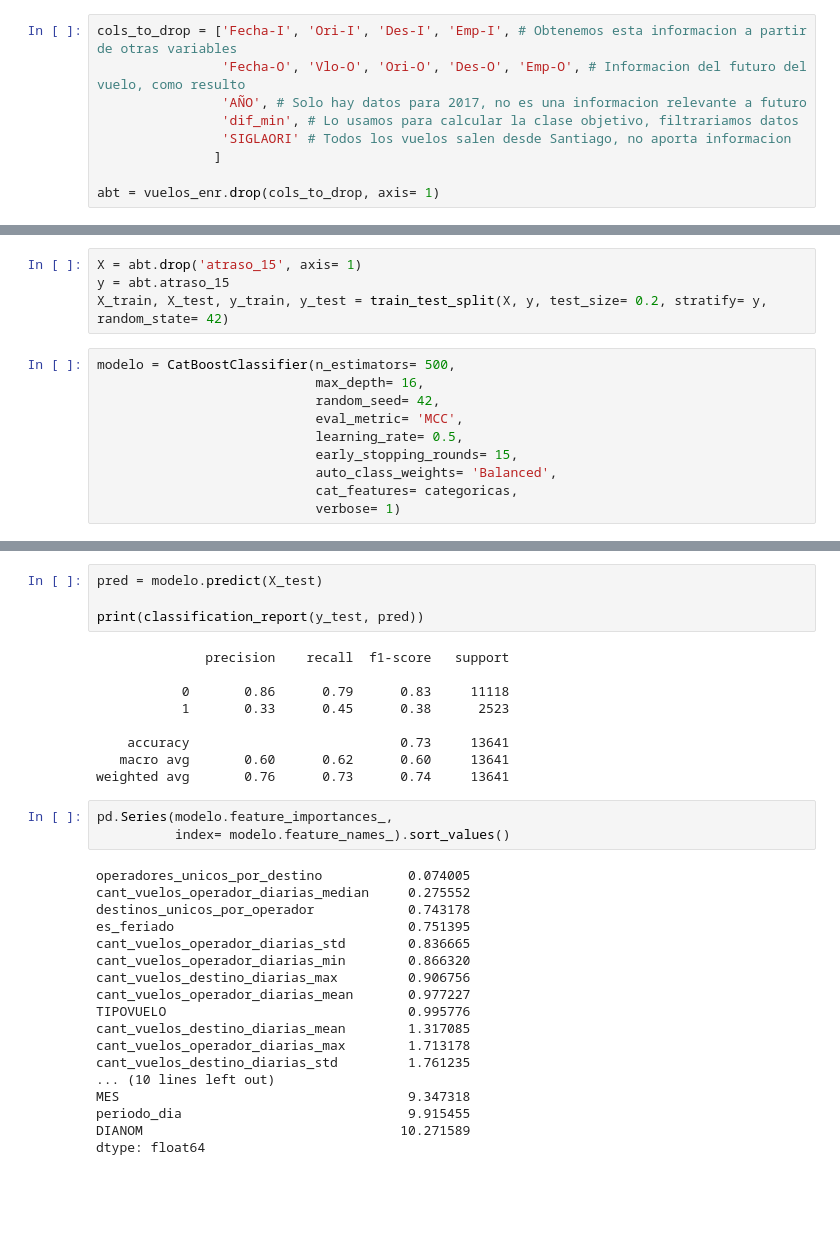
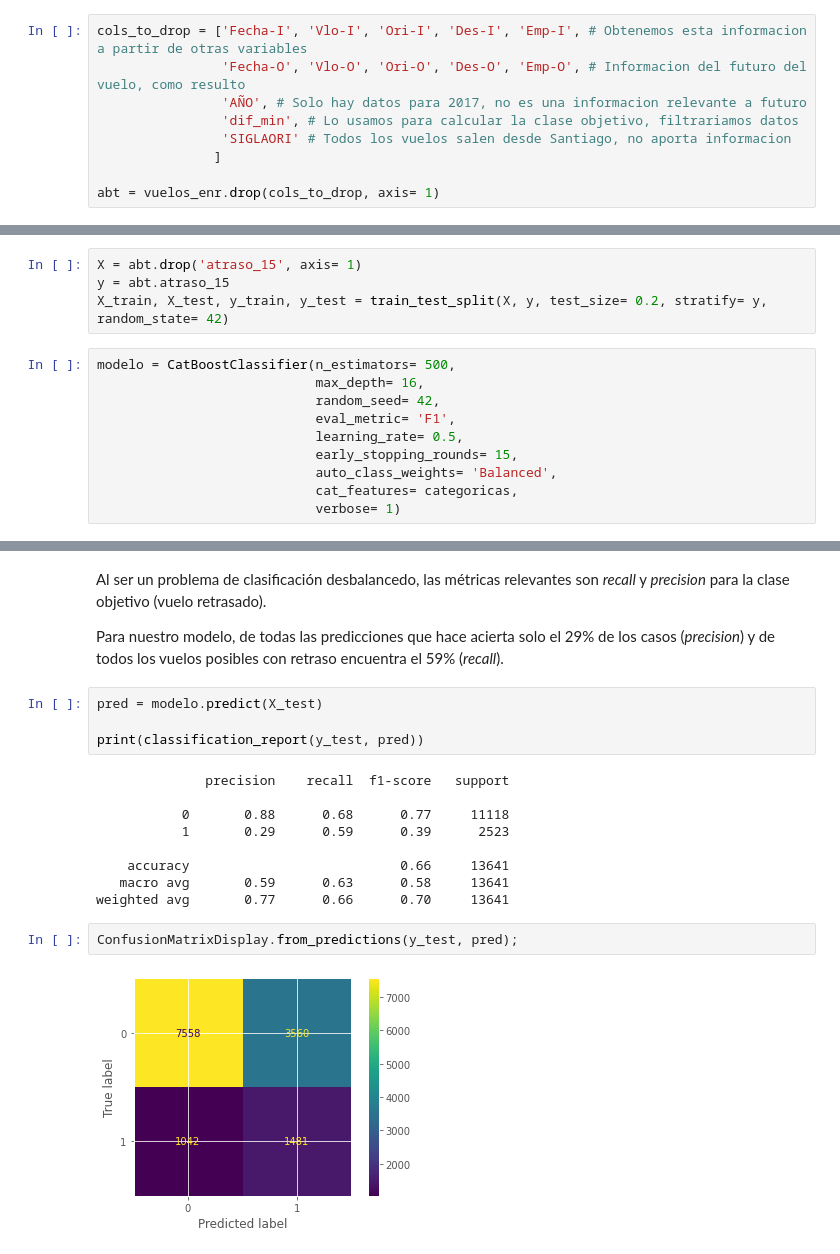
Before and after one commit to tomasaltilio/Latam, a Jupyter notebook: solution.ipynb, the cells around one changed output, grey strips where cells are left out. Drawn from its saved outputs; the diff is of its cells as text; blank space fills up the shorter version.

Commit message:
Agregados comentarios a entrenamiento y feature importance

```diff
--- a/solution.ipynb
+++ b/solution.ipynb
@@ -470,7 +468,7 @@ vuelos_enr = vuelos_enr.merge(clima_filtered,
 # %% [markdown]
 Una vez generadas las nuevas variables, procedemos a dropear las que no nos sirven para entrenar.
 # %%
-cols_to_drop = ['Fecha-I', 'Ori-I', 'Des-I', 'Emp-I', # Obtenemos esta informacion a partir de otras variables
+cols_to_drop = ['Fecha-I', 'Vlo-I', 'Ori-I', 'Des-I', 'Emp-I', # Obtenemos esta informacion a partir de otras variables
                 'Fecha-O', 'Vlo-O', 'Ori-O', 'Des-O', 'Emp-O', # Informacion del futuro del vuelo, como resulto
                 'AÑO', # Solo hay datos para 2017, no es una informacion relevante a futuro
                 'dif_min', # Lo usamos para calcular la clase objetivo, filtrariamos datos
@@ -504,7 +504,7 @@ X_train, X_test, y_train, y_test = train_test_split(X, y, test_size= 0.2, strati
 modelo = CatBoostClassifier(n_estimators= 500,
                             max_depth= 16,
                             random_seed= 42,
-                            eval_metric= 'MCC',
+                            eval_metric= 'F1',
                             learning_rate= 0.5,
                             early_stopping_rounds= 15,
                             auto_class_weights= 'Balanced',
@@ -536,4 +537,8 @@ Shrink model to first 18 iterations.
 <catboost.core.CatBoostClassifier at 0x...>
+# %% [markdown]
+Al ser un problema de clasificación desbalancedo, las métricas relevantes son *recall* y *precision* para la clase objetivo (vuelo retrasado).
+
+Para nuestro modelo, de todas las predicciones que hace acierta solo el 29% de los casos (*precision*) y de todos los vuelos posibles con retraso encuentra el 59% (*recall*).
 # %%
 pred = modelo.predict(X_test)
 
@@ -541,30 +546,13 @@ print(classification_report(y_test, pred))
 # %% [output]
               precision    recall  f1-score   support
 
-           0       0.86      0.79      0.83     11118
-           1       0.33      0.45      0.38      2523
+           0       0.88      0.68      0.77     11118
+           1       0.29      0.59      0.39      2523
 
-    accuracy                           0.73     13641
-   macro avg       0.60      0.62      0.60     13641
-weighted avg       0.76      0.73      0.74     13641
+    accuracy                           0.66     13641
+   macro avg       0.59      0.63      0.58     13641
+weighted avg       0.77      0.66      0.70     13641
-# %%
-pd.Series(modelo.feature_importances_,
-          index= modelo.feature_names_).sort_values()
-# %% [output]
-operadores_unicos_por_destino           0.074005
-cant_vuelos_operador_diarias_median     0.275552
-destinos_unicos_por_operador            0.743178
-es_feriado                              0.751395
-cant_vuelos_operador_diarias_std        0.836665
-cant_vuelos_operador_diarias_min        0.866320
-cant_vuelos_destino_diarias_max         0.906756
-cant_vuelos_operador_diarias_mean       0.977227
-TIPOVUELO                               0.995776
-cant_vuelos_destino_diarias_mean        1.317085
-cant_vuelos_operador_diarias_max        1.713178
-cant_vuelos_destino_diarias_std         1.761235
-... (10 lines left out)
-MES                                     9.347318
-periodo_dia                             9.915455
-DIANOM                                 10.271589
-dtype: float64
+# %%
+ConfusionMatrixDisplay.from_predictions(y_test, pred);
+# %% [output]
+[figure, added]
```
Also changed, not shown: parts of 10 cells of this notebook.
